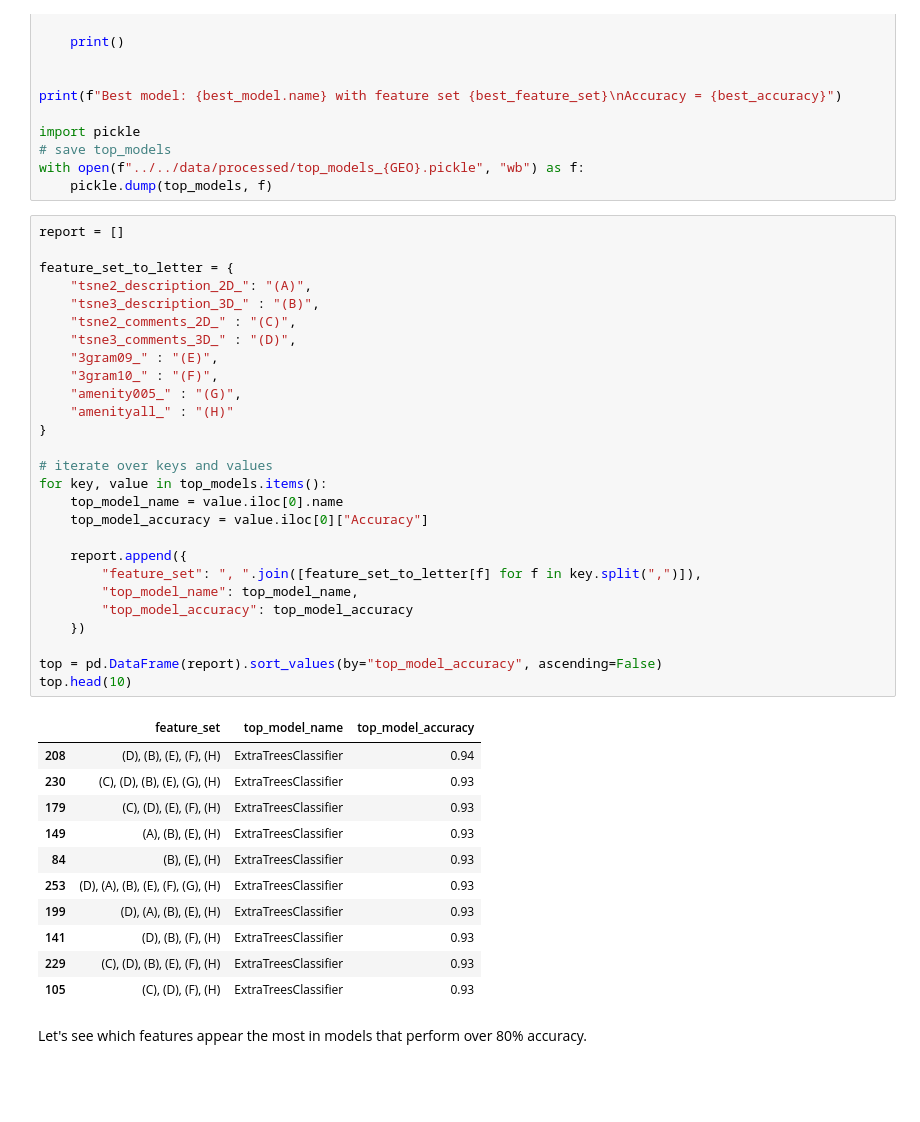
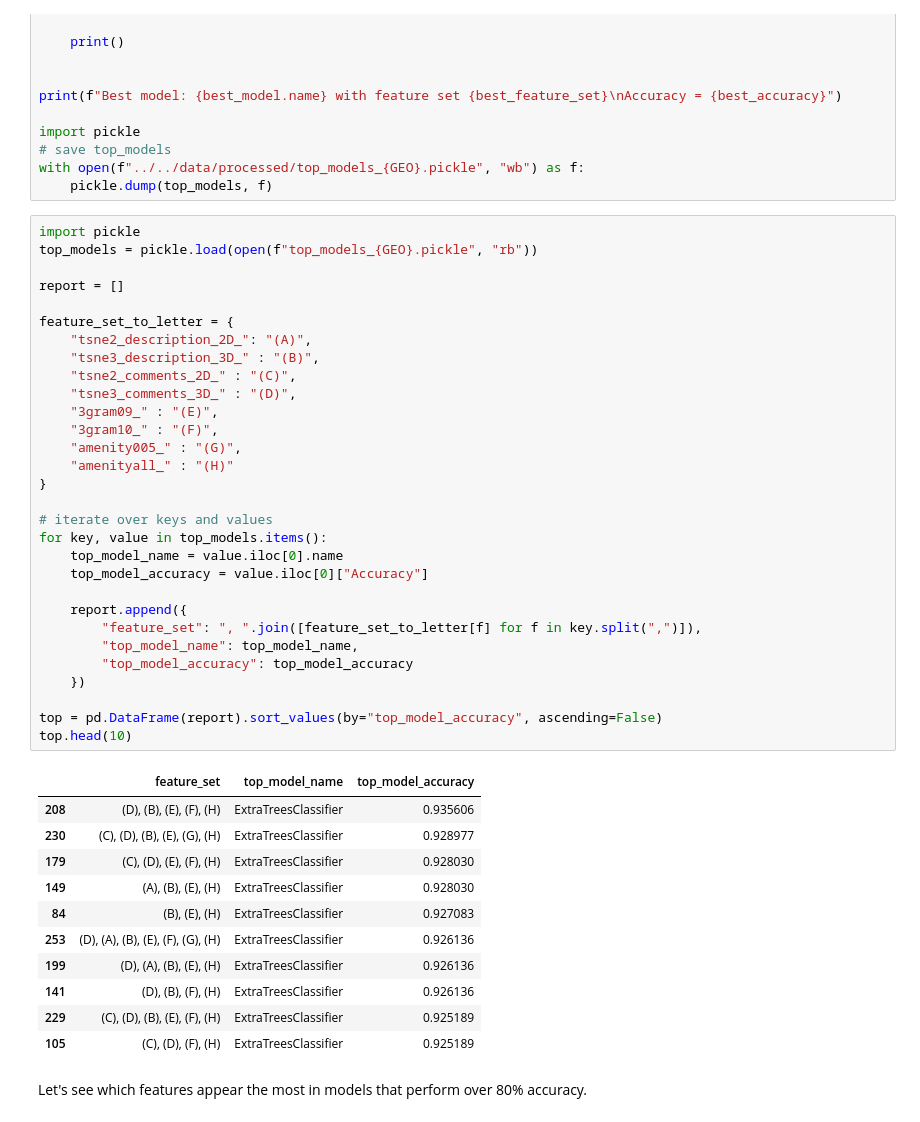
Before and after one commit to g1776/DS440CapstoneIndubitably, a Jupyter notebook: notebooks/modelling/models.ipynb, the cells around one changed output. Cells and saved outputs as stored; diff of their text form; blank space fills up the shorter version.

```diff
--- a/notebooks/modelling/models.ipynb
+++ b/notebooks/modelling/models.ipynb
@@ -127,44 +127,47 @@ import pickle
 with open(f"../../data/processed/top_models_{GEO}.pickle", "wb") as f:
     pickle.dump(top_models, f)
 # %%
+import pickle
+top_models = pickle.load(open(f"top_models_{GEO}.pickle", "rb"))
+
 report = []
 
 feature_set_to_letter = {
     "tsne2_description_2D_": "(A)",
     "tsne3_description_3D_" : "(B)",
     "tsne2_comments_2D_" : "(C)",
     "tsne3_comments_3D_" : "(D)",
     "3gram09_" : "(E)",
     "3gram10_" : "(F)",
     "amenity005_" : "(G)",
     "amenityall_" : "(H)"
 }
 
 # iterate over keys and values
 for key, value in top_models.items():
     top_model_name = value.iloc[0].name
     top_model_accuracy = value.iloc[0]["Accuracy"]
 
     report.append({
         "feature_set": ", ".join([feature_set_to_letter[f] for f in key.split(",")]),
         "top_model_name": top_model_name,
         "top_model_accuracy": top_model_accuracy
     })
 
 top = pd.DataFrame(report).sort_values(by="top_model_accuracy", ascending=False)
 top.head(10)
 # %% [output]
 |  | feature_set | top_model_name | top_model_accuracy |
-| 208 | (D), (B), (E), (F), (H) | ExtraTreesClassifier | 0.94 |
-| 230 | (C), (D), (B), (E), (G), (H) | ExtraTreesClassifier | 0.93 |
-| 179 | (C), (D), (E), (F), (H) | ExtraTreesClassifier | 0.93 |
-| 149 | (A), (B), (E), (H) | ExtraTreesClassifier | 0.93 |
-| 84 | (B), (E), (H) | ExtraTreesClassifier | 0.93 |
-| 253 | (D), (A), (B), (E), (F), (G), (H) | ExtraTreesClassifier | 0.93 |
-| 199 | (D), (A), (B), (E), (H) | ExtraTreesClassifier | 0.93 |
-| 141 | (D), (B), (F), (H) | ExtraTreesClassifier | 0.93 |
-| 229 | (C), (D), (B), (E), (F), (H) | ExtraTreesClassifier | 0.93 |
-| 105 | (C), (D), (F), (H) | ExtraTreesClassifier | 0.93 |
+| 208 | (D), (B), (E), (F), (H) | ExtraTreesClassifier | 0.935606 |
+| 230 | (C), (D), (B), (E), (G), (H) | ExtraTreesClassifier | 0.928977 |
+| 179 | (C), (D), (E), (F), (H) | ExtraTreesClassifier | 0.928030 |
+| 149 | (A), (B), (E), (H) | ExtraTreesClassifier | 0.928030 |
+| 84 | (B), (E), (H) | ExtraTreesClassifier | 0.927083 |
+| 253 | (D), (A), (B), (E), (F), (G), (H) | ExtraTreesClassifier | 0.926136 |
+| 199 | (D), (A), (B), (E), (H) | ExtraTreesClassifier | 0.926136 |
+| 141 | (D), (B), (F), (H) | ExtraTreesClassifier | 0.926136 |
+| 229 | (C), (D), (B), (E), (F), (H) | ExtraTreesClassifier | 0.925189 |
+| 105 | (C), (D), (F), (H) | ExtraTreesClassifier | 0.925189 |
 # %% [markdown]
 Let's see which features appear the most in models that perform over 80% accuracy.
 # %%
```
Also changed, not shown: parts of 7 cells of this notebook, 4 other files.
